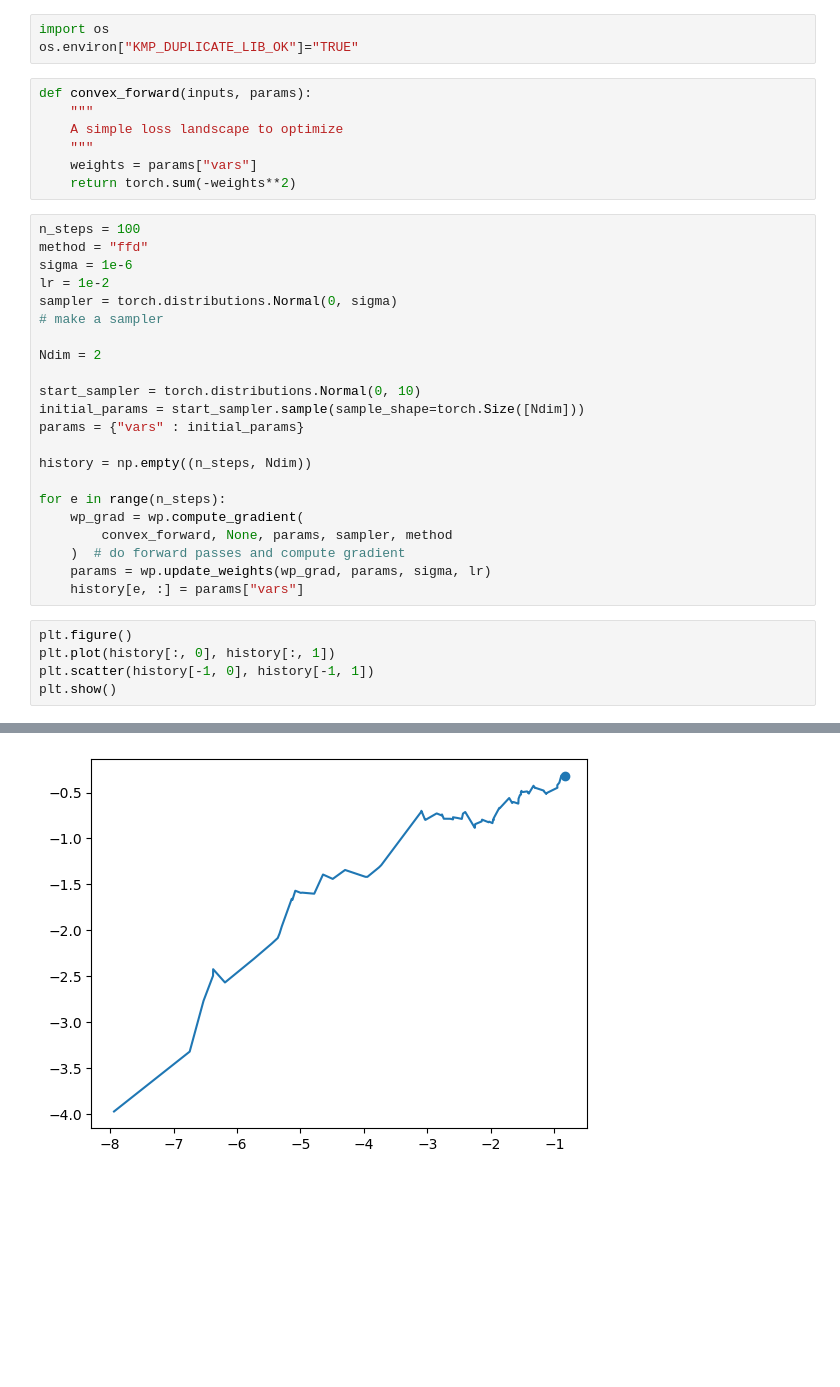
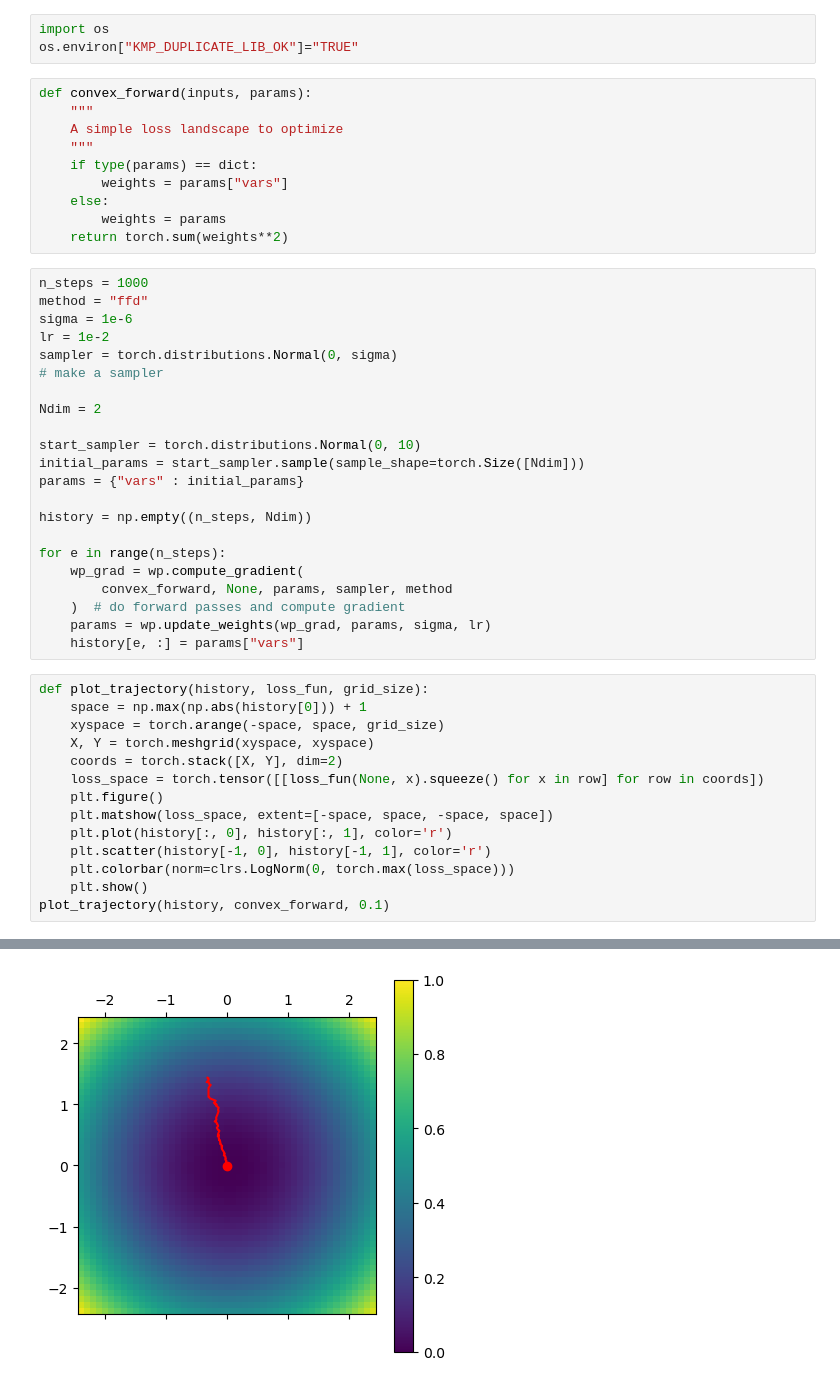
Before and after one commit to ellahas/snn-wp, a Jupyter notebook: optimization_testing.ipynb, the cells around one changed output, grey strips where cells are left out. Cells and saved outputs as stored; diff of their text form; blank space fills up the shorter version.

```diff
--- a/optimization_testing.ipynb
+++ b/optimization_testing.ipynb
@@ -11,10 +12,13 @@ def convex_forward(inputs, params):
     """
     A simple loss landscape to optimize
     """
-    weights = params["vars"]
-    return torch.sum(-weights**2)
+    if type(params) == dict:
+        weights = params["vars"]
+    else:
+        weights = params
+    return torch.sum(weights**2)
 # %%
-n_steps = 100
+n_steps = 1000
 method = "ffd"
 sigma = 1e-6
 lr = 1e-2
@@ -36,8 +40,17 @@ for e in range(n_steps):
     params = wp.update_weights(wp_grad, params, sigma, lr)
     history[e, :] = params["vars"]
 # %%
-plt.figure()
-plt.plot(history[:, 0], history[:, 1])
-plt.scatter(history[-1, 0], history[-1, 1])
-plt.show()
+def plot_trajectory(history, loss_fun, grid_size):
+    space = np.max(np.abs(history[0])) + 1
+    xyspace = torch.arange(-space, space, grid_size)
+    X, Y = torch.meshgrid(xyspace, xyspace)
+    coords = torch.stack([X, Y], dim=2)
+    loss_space = torch.tensor([[loss_fun(None, x).squeeze() for x in row] for row in coords])
+    plt.figure()
+    plt.matshow(loss_space, extent=[-space, space, -space, space])
+    plt.plot(history[:, 0], history[:, 1], color='r')
+    plt.scatter(history[-1, 0], history[-1, 1], color='r')
+    plt.colorbar(norm=clrs.LogNorm(0, torch.max(loss_space)))
+    plt.show()
+plot_trajectory(history, convex_forward, 0.1)
 # %% [output]
@@ -44,4 +58,4 @@ plt.show()
-[figure, old version]
+[figure, new version]
 # %%
 plt.figure()
 loss_history = [convex_forward(None, {"vars" : torch.from_numpy(params)}) for params in history]
```
Also changed, not shown: parts of 3 cells of this notebook.
